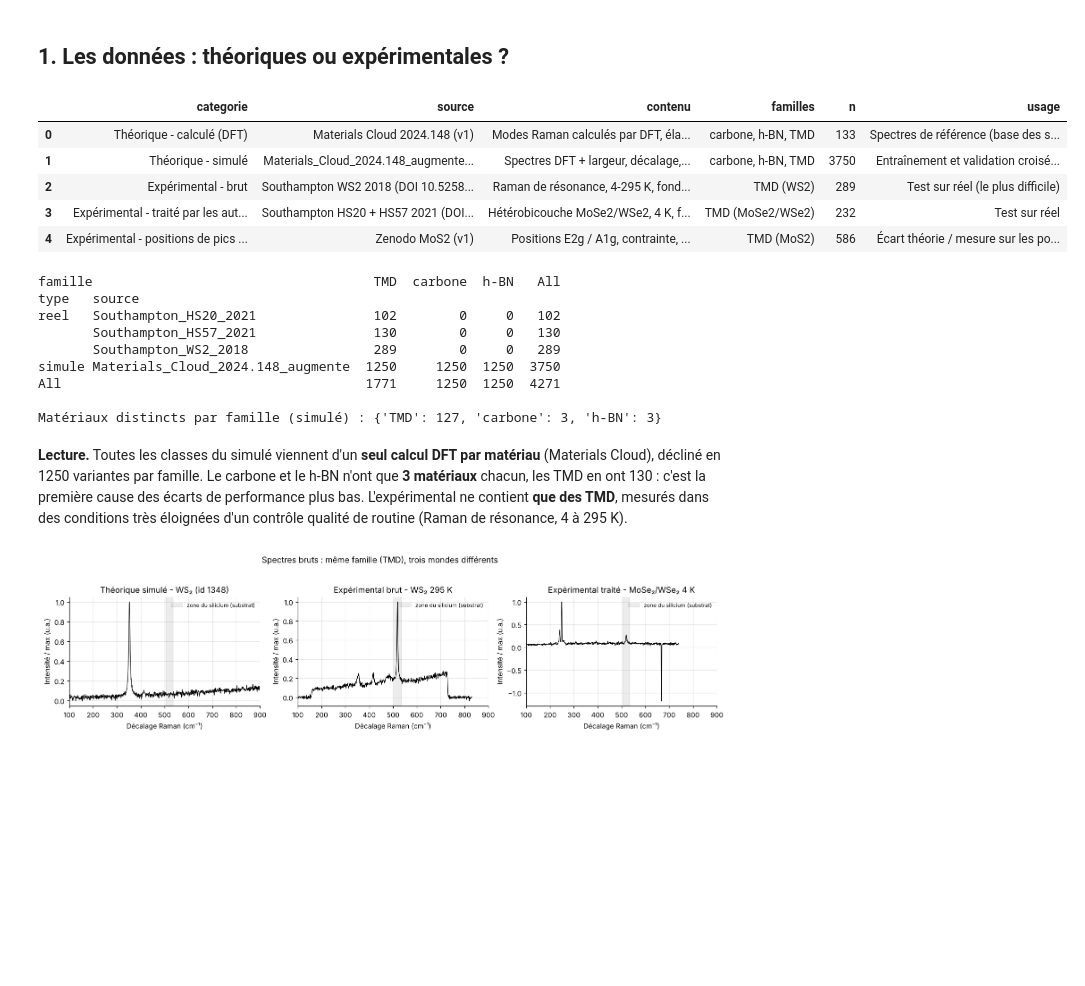
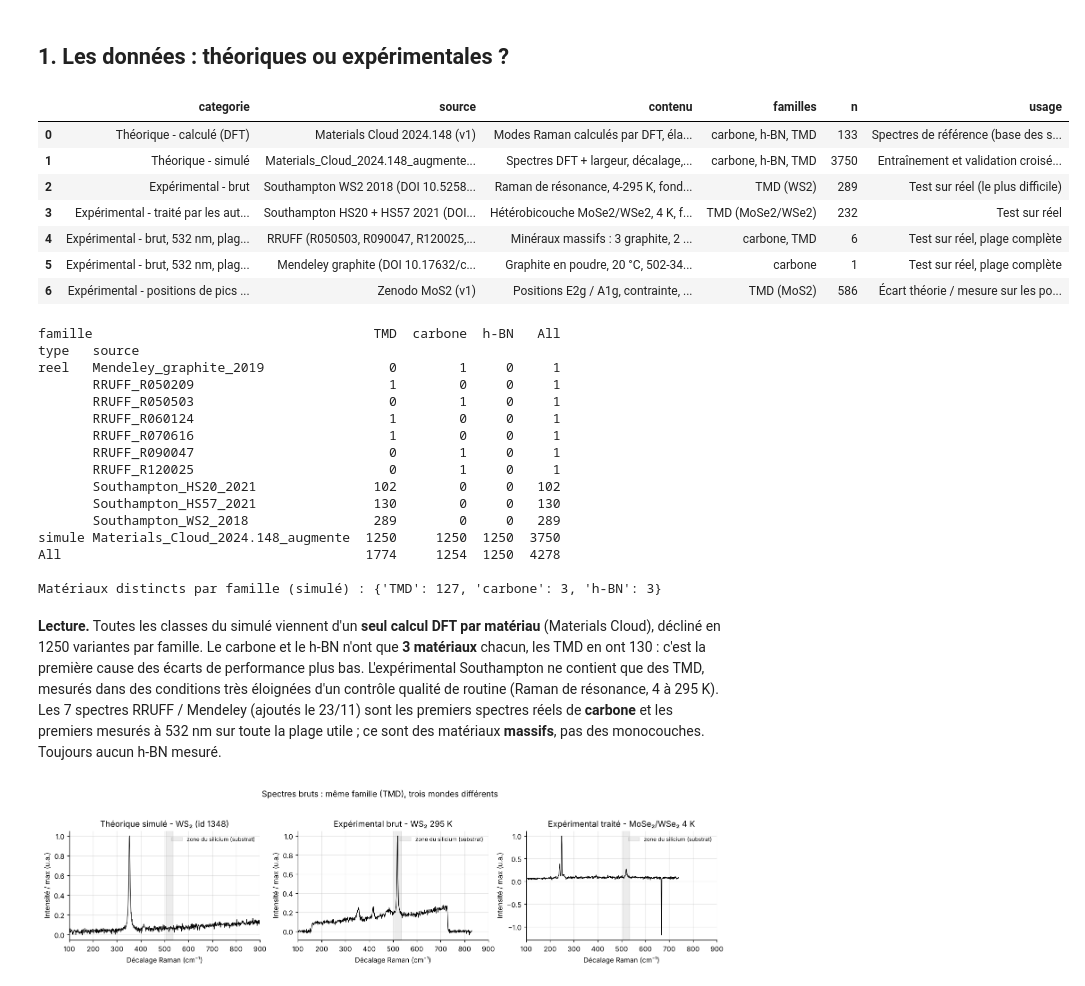
Before and after one commit to manalhdev/raman-2d-qc, a Jupyter notebook: notebooks/Modeles_Raman_v3.ipynb, the cells around one changed output. Saved outputs shown, nothing was run; the diff lists cells and outputs as text; code cells hidden in the pictures; blank space fills up the shorter version.

```diff
--- a/notebooks/Modeles_Raman_v3.ipynb
+++ b/notebooks/Modeles_Raman_v3.ipynb
@@ -49,32 +53,45 @@ T0 = time.time(); np.random.seed(SEED)
 ## 1. Les données : théoriques ou expérimentales ?
 # %%
 X, grid, lab = charger_v3(RACINE)
-CV, REEL = (lab.split == "cv").values, (lab.split == "test_reel").values
+CV = (lab.split == "cv").values
+REEL = ((lab.split == "test_reel") & lab.source.str.startswith("Southampton")).values   # 521 TMD, plage courte
+EXT = ((lab.split == "test_reel") & ~lab.source.str.startswith("Southampton")).values     # 7 spectres 532 nm, plage complète
 y, folds, src_reel = lab.y.values, lab.fold.values, lab.source[REEL].values
 CAT = catalogue_sources(RACINE); display(CAT)
 print(pd.crosstab([lab.type, lab.source], lab.famille, margins=True))
 print("\nMatériaux distincts par famille (simulé) :", lab[CV].groupby("famille").groupe.nunique().to_dict())
 # %% [output]
 |  | categorie | source | contenu | familles | n | usage |
 | 0 | Théorique - calculé (DFT) | Materials Cloud 2024.148 (v1) | Modes Raman calculés par DFT, éla... | carbone, h-BN, TMD | 133 | Spectres de référence (base des s... |
 | 1 | Théorique - simulé | Materials_Cloud_2024.148_augmente... | Spectres DFT + largeur, décalage,... | carbone, h-BN, TMD | 3750 | Entraînement et validation croisé... |
 | 2 | Expérimental - brut | Southampton WS2 2018 (DOI 10.5258... | Raman de résonance, 4-295 K, fond... | TMD (WS2) | 289 | Test sur réel (le plus difficile) |
 | 3 | Expérimental - traité par les aut... | Southampton HS20 + HS57 2021 (DOI... | Hétérobicouche MoSe2/WSe2, 4 K, f... | TMD (MoSe2/WSe2) | 232 | Test sur réel |
-| 4 | Expérimental - positions de pics ... | Zenodo MoS2 (v1) | Positions E2g / A1g, contrainte, ... | TMD (MoS2) | 586 | Écart théorie / mesure sur les po... |
+| 4 | Expérimental - brut, 532 nm, plag... | RRUFF (R050503, R090047, R120025,... | Minéraux massifs : 3 graphite, 2 ... | carbone, TMD | 6 | Test sur réel, plage complète |
+| 5 | Expérimental - brut, 532 nm, plag... | Mendeley graphite (DOI 10.17632/c... | Graphite en poudre, 20 °C, 502-34... | carbone | 1 | Test sur réel, plage complète |
+| 6 | Expérimental - positions de pics ... | Zenodo MoS2 (v1) | Positions E2g / A1g, contrainte, ... | TMD (MoS2) | 586 | Écart théorie / mesure sur les po... |
 famille                                    TMD  carbone  h-BN   All
 type   source
-reel   Southampton_HS20_2021               102        0     0   102
+reel   Mendeley_graphite_2019                0        1     0     1
+       RRUFF_R050209                         1        0     0     1
+       RRUFF_R050503                         0        1     0     1
+       RRUFF_R060124                         1        0     0     1
+       RRUFF_R070616                         1        0     0     1
+       RRUFF_R090047                         0        1     0     1
+       RRUFF_R120025                         0        1     0     1
+       Southampton_HS20_2021               102        0     0   102
        Southampton_HS57_2021               130        0     0   130
        Southampton_WS2_2018                289        0     0   289
 simule Materials_Cloud_2024.148_augmente  1250     1250  1250  3750
-All                                       1771     1250  1250  4271
+All                                       1774     1254  1250  4278
 
 Matériaux distincts par famille (simulé) : {'TMD': 127, 'carbone': 3, 'h-BN': 3}
 # %% [markdown]
 **Lecture.** Toutes les classes du simulé viennent d'un **seul calcul DFT par matériau** (Materials Cloud), décliné
 en 1250 variantes par famille. Le carbone et le h-BN n'ont que **3 matériaux** chacun, les TMD en ont 130 : c'est la
-première cause des écarts de performance plus bas. L'expérimental ne contient **que des TMD**, mesurés dans des
-conditions très éloignées d'un contrôle qualité de routine (Raman de résonance, 4 à 295 K).
+première cause des écarts de performance plus bas. L'expérimental Southampton ne contient que des TMD, mesurés dans des conditions très éloignées d'un contrôle
+qualité de routine (Raman de résonance, 4 à 295 K). Les 7 spectres RRUFF / Mendeley (ajoutés le 23/11) sont les
+premiers spectres réels de **carbone** et les premiers mesurés à 532 nm sur toute la plage utile ; ce sont des
+matériaux **massifs**, pas des monocouches. Toujours aucun h-BN mesuré.
 # %%
 # Un exemple par catégorie : théorique simulé vs expérimental brut vs expérimental traité
 ex = {"Théorique simulé - WS₂ (id 1348)": np.where(CV & (lab.id_materials_cloud == 1348))[0][0],
```
Also changed, not shown: parts of 15 cells of this notebook, 49 other files.
